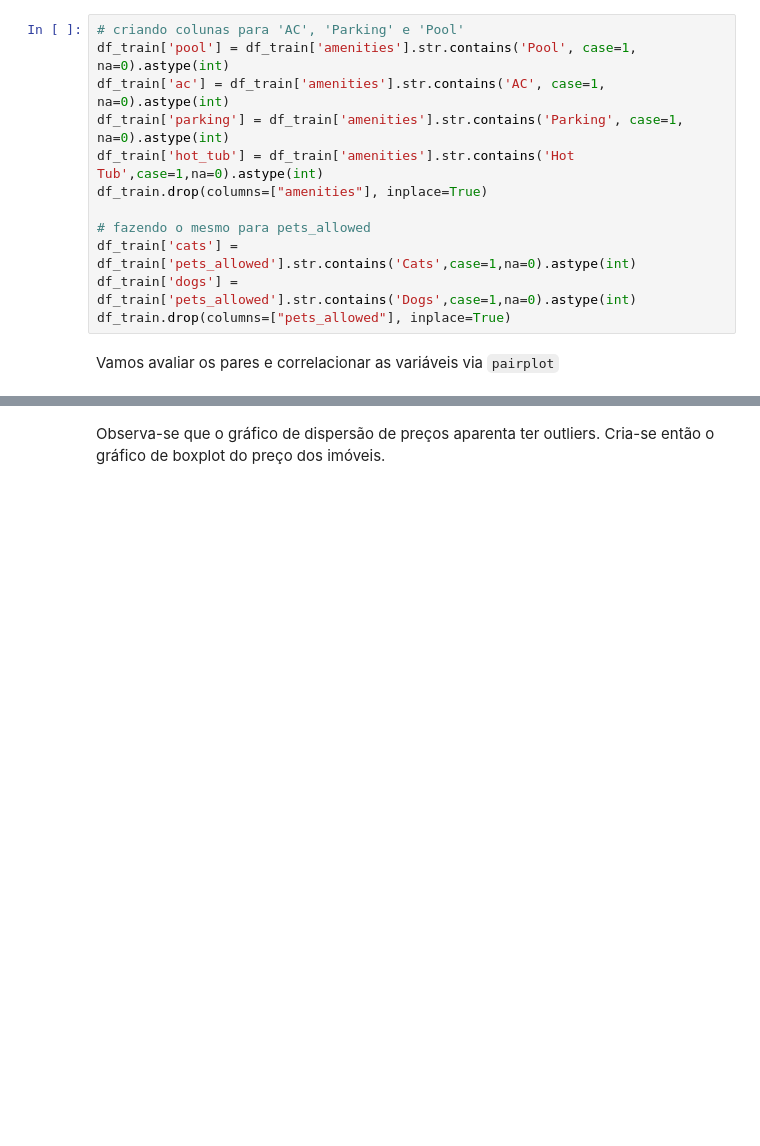
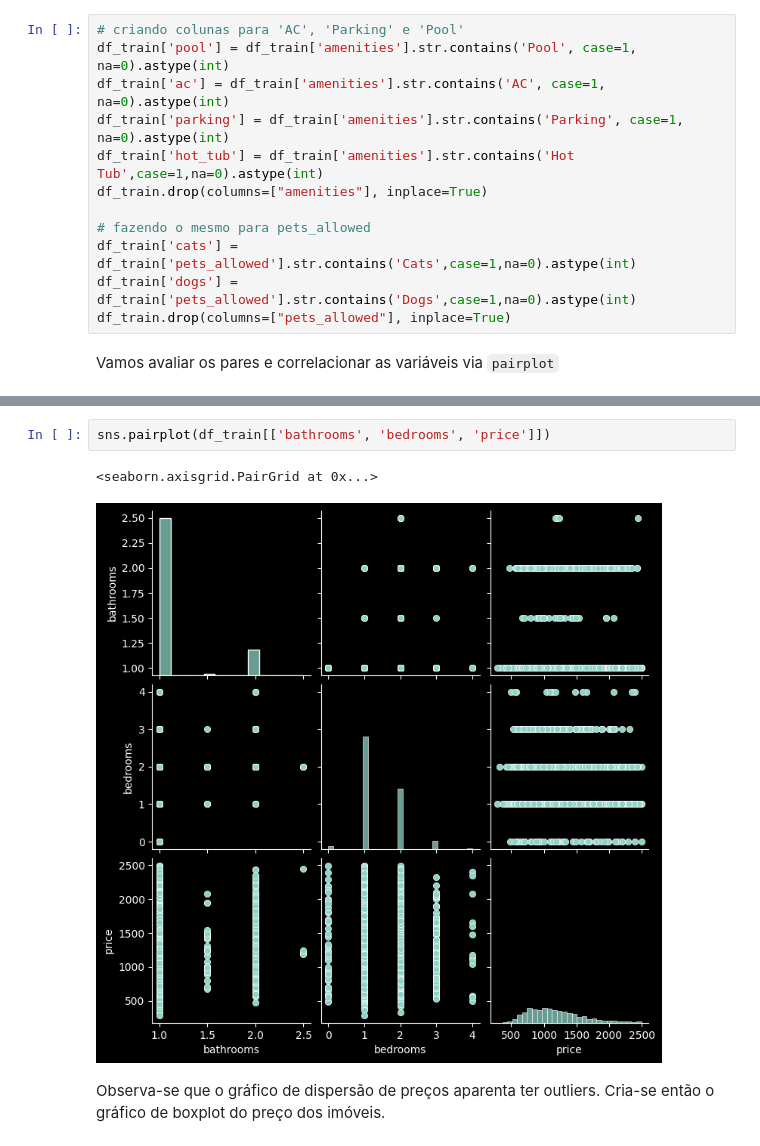
Before and after one commit to joaopcvieira/CMC-13, a Jupyter notebook: Lab Final/main.ipynb, the cells around one changed output, grey strips where cells are left out. Saved outputs shown, nothing was run; the diff lists cells and outputs as text; blank space fills up the shorter version.

```diff
--- a/Lab Final/main.ipynb
+++ b/Lab Final/main.ipynb
@@ -298,3 +320,8 @@ sns.pairplot(df_train[['pool', 'ac', 'parking', 'hot_tub',
+# %%
+sns.pairplot(df_train[['bathrooms', 'bedrooms', 'price']])
+# %% [output]
+<seaborn.axisgrid.PairGrid at 0x...>
+[figure, added]
 # %% [markdown]
 Observa-se que o gráfico de dispersão de preços aparenta ter outliers. Cria-se então o gráfico de boxplot do preço dos imóveis.
 # %%
```
Also changed, not shown: parts of 17 cells of this notebook.
